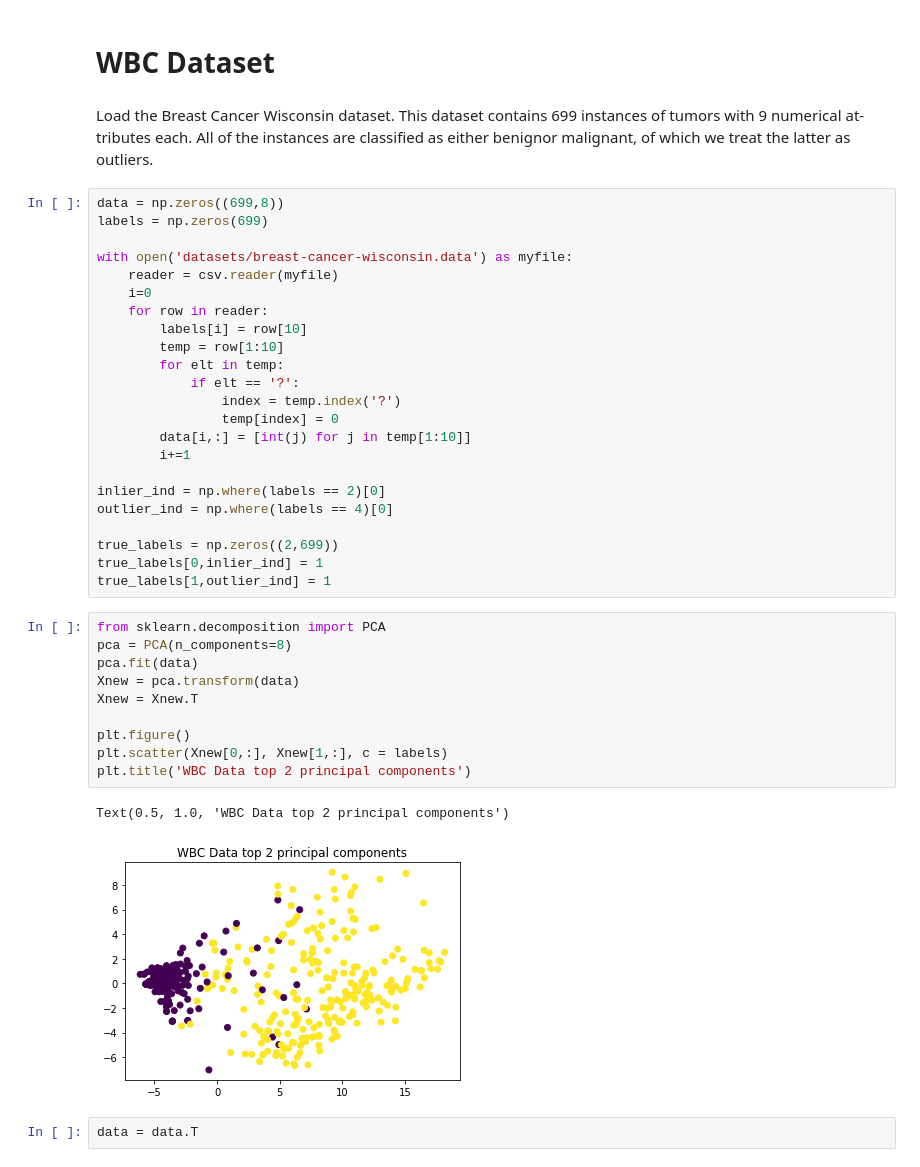
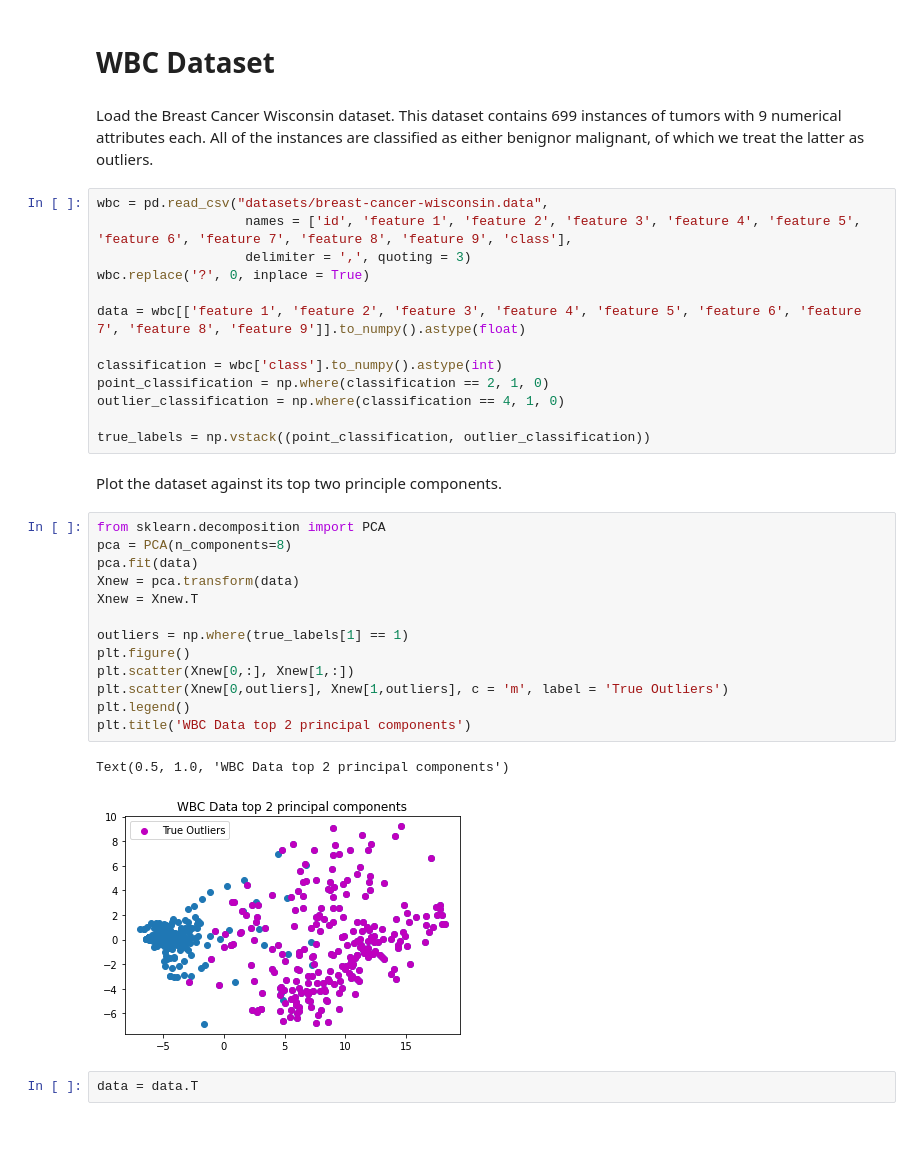
Before and after one commit to OlgaD400/Robust-Trimmed-K-Means, a Jupyter notebook: Single Membership Data with Outliers.ipynb, the cells around one changed output. Saved outputs shown, nothing was run; the diff lists cells and outputs as text; blank space fills up the shorter version.

```diff
--- a/Single Membership Data with Outliers.ipynb
+++ b/Single Membership Data with Outliers.ipynb
@@ -14,43 +14,38 @@ from sklearn.decomposition import PCA
 # %% [markdown]
 # WBC Dataset
 # %% [markdown]
-Load the Breast Cancer Wisconsin dataset.  This dataset contains 699 instances of tumors with 9 numerical at-tributes each. All of the instances are classified as either benignor malignant, of which we treat the latter as outliers.
+Load the Breast Cancer Wisconsin dataset.  This dataset contains 699 instances of tumors with 9 numerical attributes each. All of the instances are classified as either benignor malignant, of which we treat the latter as outliers.
-# %%
-data = np.zeros((699,8))
-labels = np.zeros(699)
-
-with open('datasets/breast-cancer-wisconsin.data') as myfile:
-    reader = csv.reader(myfile)
-    i=0
-    for row in reader:
-        labels[i] = row[10]
-        temp = row[1:10]
-        for elt in temp:
-            if elt == '?':
-                index = temp.index('?')
-                temp[index] = 0
-        data[i,:] = [int(j) for j in temp[1:10]]
-        i+=1
-
-inlier_ind = np.where(labels == 2)[0]
-outlier_ind = np.where(labels == 4)[0]
-
-true_labels = np.zeros((2,699))
-true_labels[0,inlier_ind] = 1
-true_labels[1,outlier_ind] = 1
+# %%
+wbc = pd.read_csv("datasets/breast-cancer-wisconsin.data",
+                   names = ['id', 'feature 1', 'feature 2', 'feature 3', 'feature 4', 'feature 5', 'feature 6', 'feature 7', 'feature 8', 'feature 9', 'class'],
+                   delimiter = ',', quoting = 3)
+wbc.replace('?', 0, inplace = True)
+
+data = wbc[['feature 1', 'feature 2', 'feature 3', 'feature 4', 'feature 5', 'feature 6', 'feature 7', 'feature 8', 'feature 9']].to_numpy().astype(float)
+
+classification = wbc['class'].to_numpy().astype(int)
+point_classification = np.where(classification == 2, 1, 0)
+outlier_classification = np.where(classification == 4, 1, 0)
+
+true_labels = np.vstack((point_classification, outlier_classification))
+# %% [markdown]
+Plot the dataset against its top two principle components.
 # %%
 from sklearn.decomposition import PCA
 pca = PCA(n_components=8)
 pca.fit(data)
 Xnew = pca.transform(data)
 Xnew = Xnew.T
 
+outliers = np.where(true_labels[1] == 1)
 plt.figure()
-plt.scatter(Xnew[0,:], Xnew[1,:], c = labels)
+plt.scatter(Xnew[0,:], Xnew[1,:])
+plt.scatter(Xnew[0,outliers], Xnew[1,outliers], c = 'm', label = 'True Outliers')
+plt.legend()
 plt.title('WBC Data top 2 principal components')
 # %% [output]
 Text(0.5, 1.0, 'WBC Data top 2 principal components')
-[figure, old version]
+[figure, new version]
 # %%
 data = data.T
 # %% [markdown]
```
Also changed, not shown: parts of 31 cells of this notebook, 6 other files.
